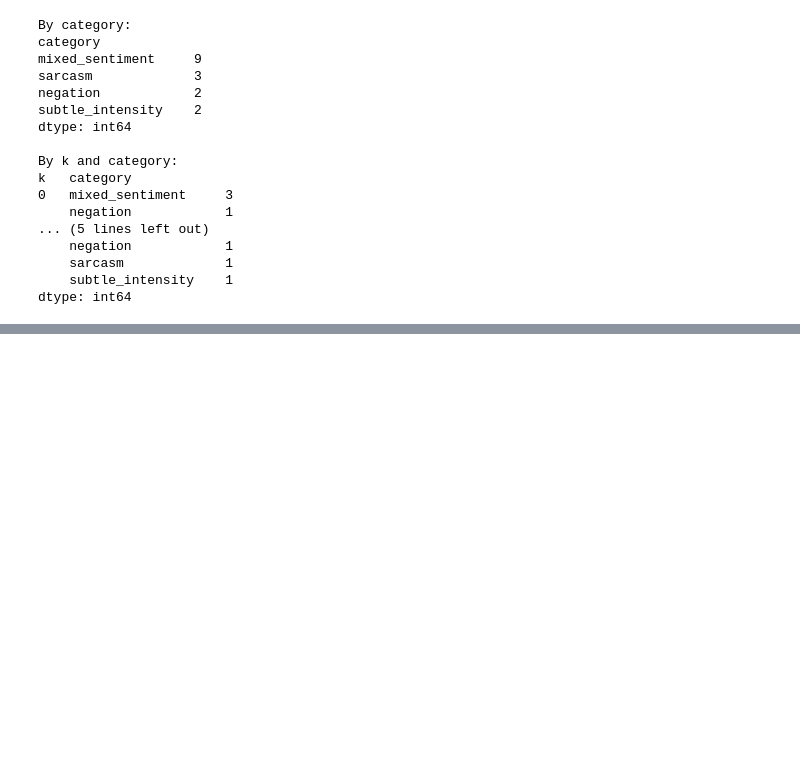
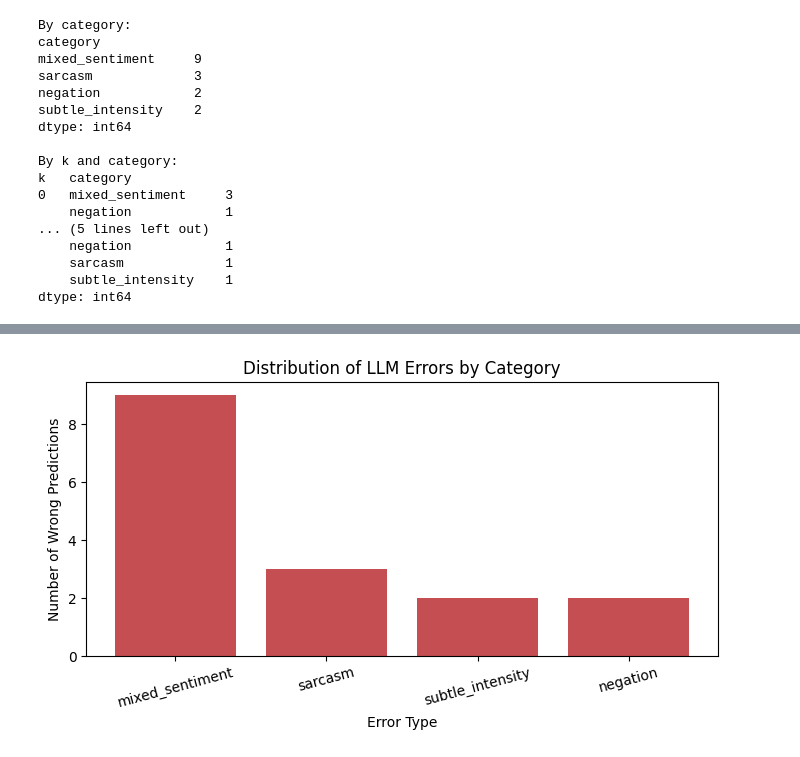
Before and after one commit to FathimaAz-ha/few-shot-sentiment, a Jupyter notebook: prompting_experiment.ipynb, the cells around one changed output, grey strips where cells are left out. Saved outputs shown, nothing was run; the diff lists cells and outputs as text; code cells hidden in the pictures; blank space fills up the shorter version.

```diff
--- a/prompting_experiment.ipynb
+++ b/prompting_experiment.ipynb
@@ -371,0 +404,21 @@ dtype: int64
+# %%
+# Load your error categories
+errors = pd.read_csv("results/error_categories.csv")
+
+# Count the errors by category
+error_counts = errors["category"].value_counts()
+
+# Plot
+plt.figure(figsize=(7, 4))
+plt.bar(error_counts.index, error_counts.values, color="#C44E52")
+
+plt.title("Distribution of LLM Errors by Category")
+plt.ylabel("Number of Wrong Predictions")
+plt.xlabel("Error Type")
+plt.xticks(rotation=15)
+
+plt.tight_layout()
+plt.savefig("results/error_distribution.png", dpi=300)
+plt.show()
+# %% [output]
+[figure, added]
```
Also changed, not shown: parts of 1 cell of this notebook, 6 other files.
